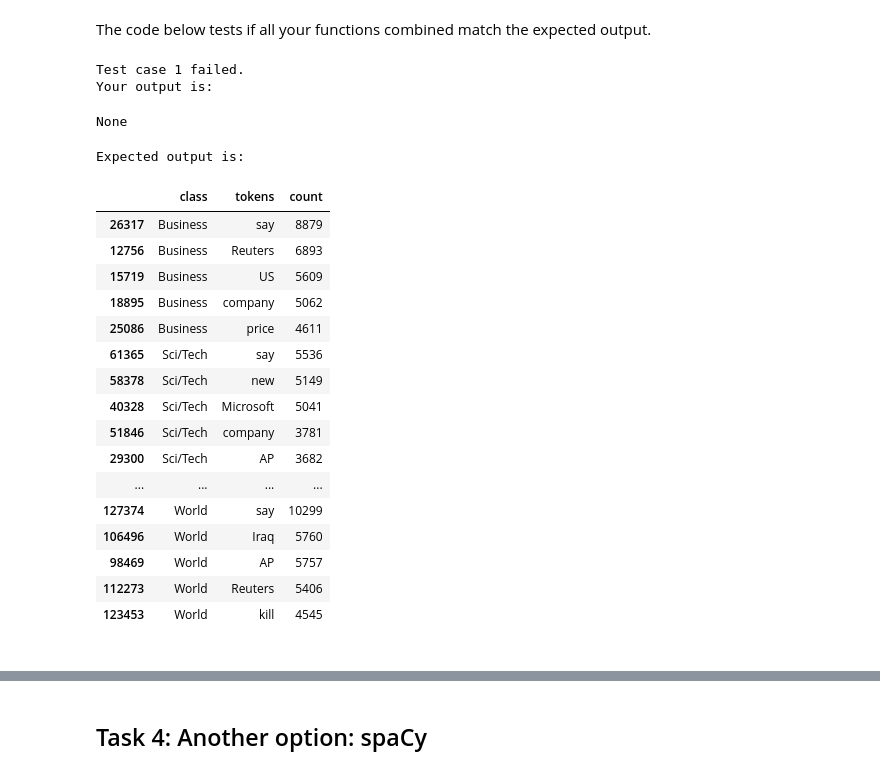
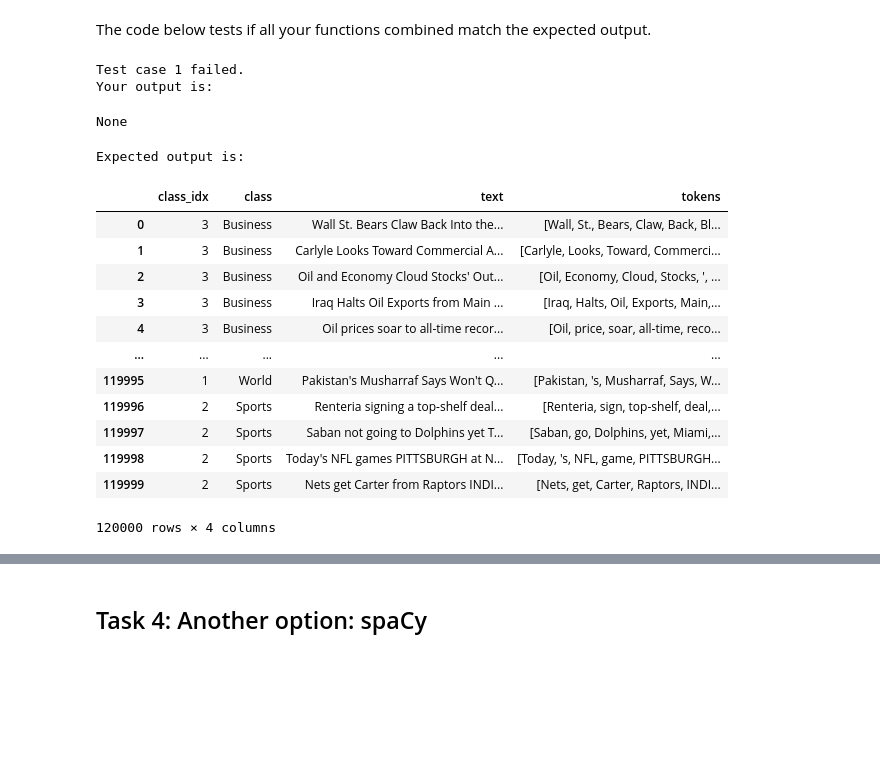
Before and after one commit to MultiX-Amsterdam/text-data-module, a Jupyter notebook: docs/tutorial-text-data.ipynb, the cells around one changed output, grey strips where cells are left out. Saved outputs shown, nothing was run; the diff lists cells and outputs as text; code cells hidden in the pictures; blank space fills up the shorter version.

```diff
--- a/docs/tutorial-text-data.ipynb
+++ b/docs/tutorial-text-data.ipynb
@@ -694,7 +704,7 @@ def get_class_distributions(df, token_col='tokens'):
     ###################################
 
 
-def answer_visualize_word_distribution(df, class_name):
+def visualize_word_distribution(df, class_name):
     """
     Displays a word cloud given a word distribution.
 
@@ -711,20 +721,21 @@ def answer_visualize_word_distribution(df, class_name):
     ###################################
 
 
-def most_used_words(df, token_col='tokens'):
+def most_used_words(df, n_words=5):
     """
-    Generate a dataframe with the 5 most used words per class, and their count.
+    Generate a dataframe with the n_words most used words per class, and their count.
 
     Parameters
     ----------
     df : pandas.DataFrame
         The dataframe containing at least the class and tokens columns.
-
+    n_words: int
+        Number of most used words to include in the dataframe.
     Returns
     -------
     pandas.DataFrame
-        The dataframe with 5 rows per class, and an added 'count' column.
-        The dataframe is sorted in ascending order on the class and in descending order on the count.
+        The dataframe with n_words rows per class, and an added 'count' column.
+        The dataframe is sorted in descending order on the count.
     """
     ###################################
     # Fill in your answer here
@@ -752,33 +763,9 @@ def remove_stopwords(df):
     return None
     ###################################
 
-
-df_train = df_train  # Edit this.
+# Edit this.
+df_train = None  # Tokenize, lemmatize and remove stop words
+class_distributions = None # Get dictionary of class distributions
+most_used_words_business = None # Get top 5 words for the "Business" class
 # %% [markdown]
 The code below tests if all your functions combined match the expected output.
-# %%
-df = tokenize_and_lemmatize(df_train)
-df = remove_stopwords(df)
-check_answer_df(df, answer_df)
-# %% [output]
-Test case 1 failed.
-Your output is:
-None
-Expected output is:
-|  | class | tokens | count |
-| 26317 | Business | say | 8879 |
-| 12756 | Business | Reuters | 6893 |
-| 15719 | Business | US | 5609 |
-| 18895 | Business | company | 5062 |
-| 25086 | Business | price | 4611 |
-| 61365 | Sci/Tech | say | 5536 |
-| 58378 | Sci/Tech | new | 5149 |
-| 40328 | Sci/Tech | Microsoft | 5041 |
-| 51846 | Sci/Tech | company | 3781 |
-| 29300 | Sci/Tech | AP | 3682 |
-| ... | ... | ... | ... |
-| 127374 | World | say | 10299 |
-| 106496 | World | Iraq | 5760 |
-| 98469 | World | AP | 5757 |
-| 112273 | World | Reuters | 5406 |
-| 123453 | World | kill | 4545 |
@@ -792,2 +772,21 @@ check_answer_df(most_used_words(df), answer_most_used_words(answer_df))
-# %% [markdown]
-<a name="t4"></a>
+# %%
+# Check ataframe after tokenizing, lemmatizing and removing stop words
+check_answer_df(df_train, answer_df)
+# %% [output]
+Test case 1 failed.
+Your output is:
+None
+Expected output is:
+|  | class_idx | class | text | tokens |
+| 0 | 3 | Business | Wall St. Bears Claw Back Into the... | [Wall, St., Bears, Claw, Back, Bl... |
+| 1 | 3 | Business | Carlyle Looks Toward Commercial A... | [Carlyle, Looks, Toward, Commerci... |
+| 2 | 3 | Business | Oil and Economy Cloud Stocks' Out... | [Oil, Economy, Cloud, Stocks, ', ... |
+| 3 | 3 | Business | Iraq Halts Oil Exports from Main ... | [Iraq, Halts, Oil, Exports, Main,... |
+| 4 | 3 | Business | Oil prices soar to all-time recor... | [Oil, price, soar, all-time, reco... |
+| ... | ... | ... | ... | ... |
+| 119995 | 1 | World | Pakistan's Musharraf Says Won't Q... | [Pakistan, 's, Musharraf, Says, W... |
+| 119996 | 2 | Sports | Renteria signing a top-shelf deal... | [Renteria, sign, top-shelf, deal,... |
+| 119997 | 2 | Sports | Saban not going to Dolphins yet T... | [Saban, go, Dolphins, yet, Miami,... |
+| 119998 | 2 | Sports | Today's NFL games PITTSBURGH at N... | [Today, 's, NFL, game, PITTSBURGH... |
+| 119999 | 2 | Sports | Nets get Carter from Raptors INDI... | [Nets, get, Carter, Raptors, INDI... |
+120000 rows × 4 columns
```
Also changed, not shown: parts of 18 cells of this notebook.
